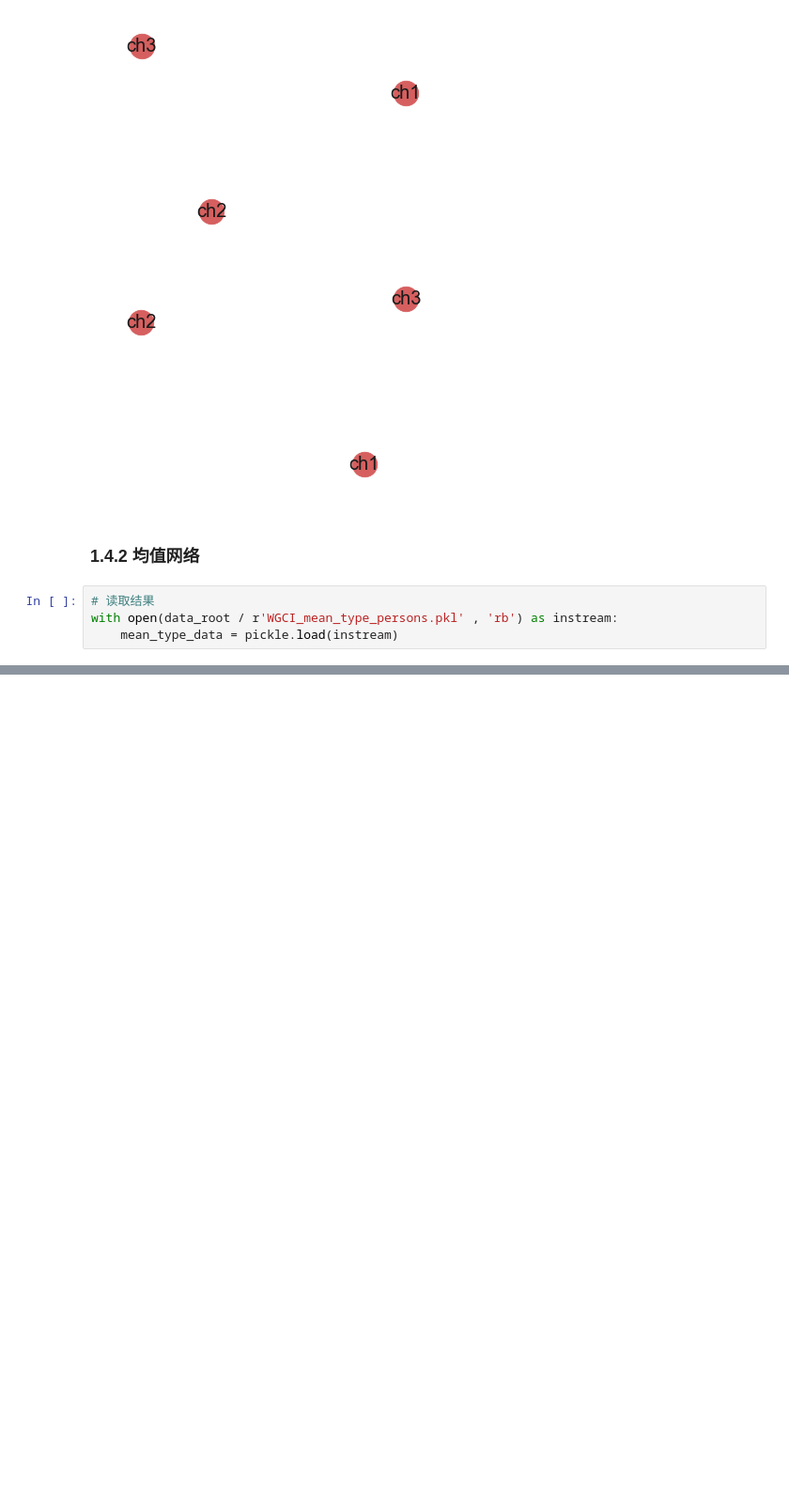
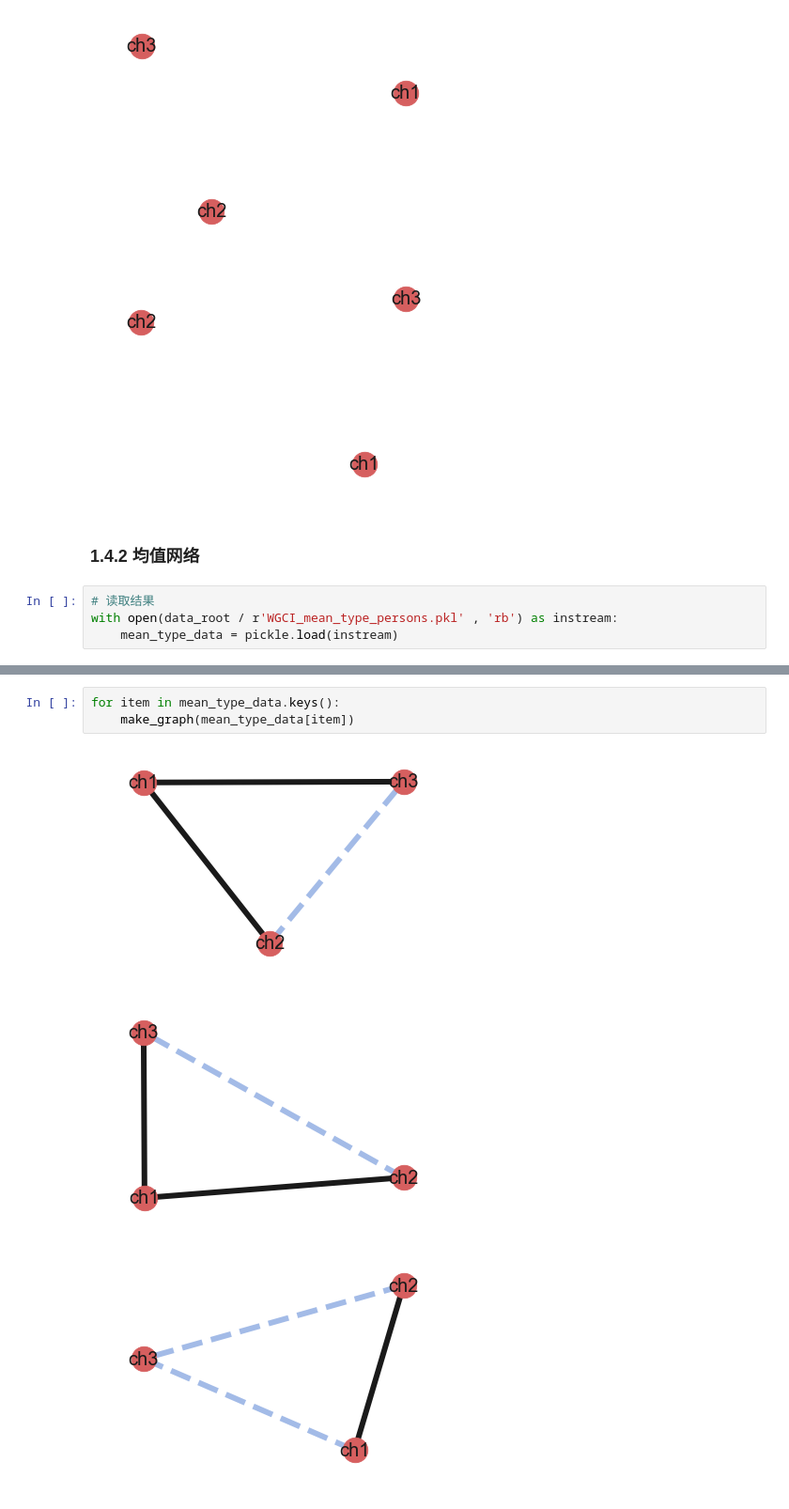
Before and after one commit to limpins/Deep-Learning-for-Time-Series, a Jupyter notebook: nbs/WGCI_analysis_visualization.ipynb, the cells around one changed output, grey strips where cells are left out. Shown: that part at 94% size. Drawn from its saved outputs; the diff is of its cells as text; blank space fills up the shorter version.

```diff
--- a/nbs/WGCI_analysis_visualization.ipynb
+++ b/nbs/WGCI_analysis_visualization.ipynb
@@ -700,0 +713,7 @@ with open(data_root / r'WGCI_mean_type_persons.pkl' , 'rb') as instream:
+# %%
+for item in mean_type_data.keys():
+    make_graph(mean_type_data[item])
+# %% [output]
+[figure, added]
+[figure, added]
+[figure, added]
```
Also changed, not shown: parts of 1 cell of this notebook, 6 other files.
